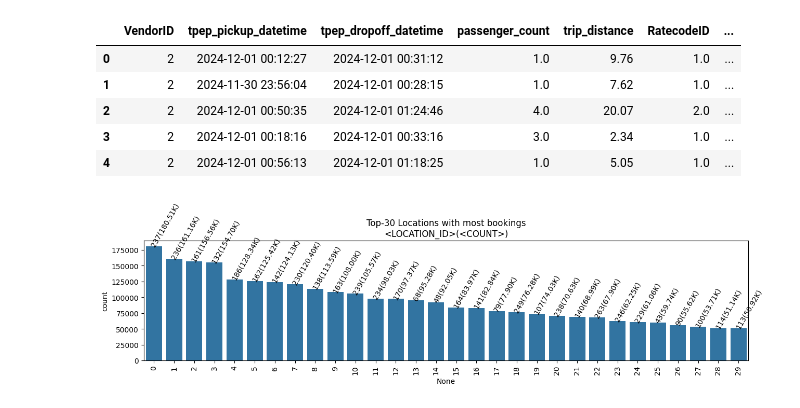
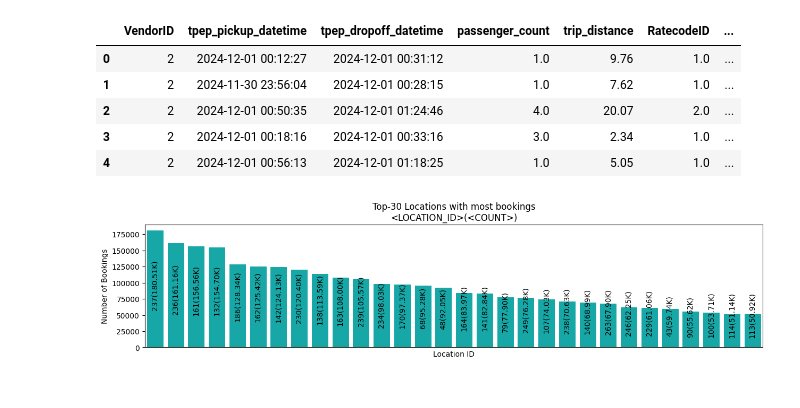
Before and after one commit to hnushrat/NYC-Taxi, a Jupyter notebook: NYC_Taxi.ipynb, the cells around one changed output. Drawn from its saved outputs; the diff is of its cells as text; code cells hidden in the pictures.

```diff
--- a/NYC_Taxi.ipynb
+++ b/NYC_Taxi.ipynb
@@ -212,16 +214,19 @@ df.head()
 # %%
 grouped_pickup = df.groupby(['PULocationID']).size().sort_values(ascending = False)
 
 k = 30
 grouped_pickup = grouped_pickup.reset_index().rename(columns = {0: 'count'})[:k] # top-20 locations
 
 plt.title(f'Top-{k} Locations with most bookings\n<LOCATION_ID>(<COUNT>)')
-sns.barplot(x = grouped_pickup.index, y = grouped_pickup['count'])
+sns.barplot(x = grouped_pickup.index, y = grouped_pickup['count'], color = 'c')
 
 for (n, c) in enumerate(grouped_pickup['PULocationID']):
-    plt.annotate(f'{c}({grouped_pickup["count"][n]*1e-3:.2f}K)', (n - .2, grouped_pickup['count'][n]), rotation = 60)
+    plt.annotate(f'{c}({grouped_pickup["count"][n]*1e-3:.2f}K)', (n - .2, grouped_pickup['count'][n]//3), rotation = 90)
 
-plt.xticks(rotation = 90)
+plt.xticks([], [])
+plt.xlabel('Location ID')
+plt.ylabel('Number of Bookings')
+
 plt.show()
 # %% [output]
-[figure, old version]
+[figure, new version]
```
Also changed, not shown: parts of 2 cells of this notebook.
